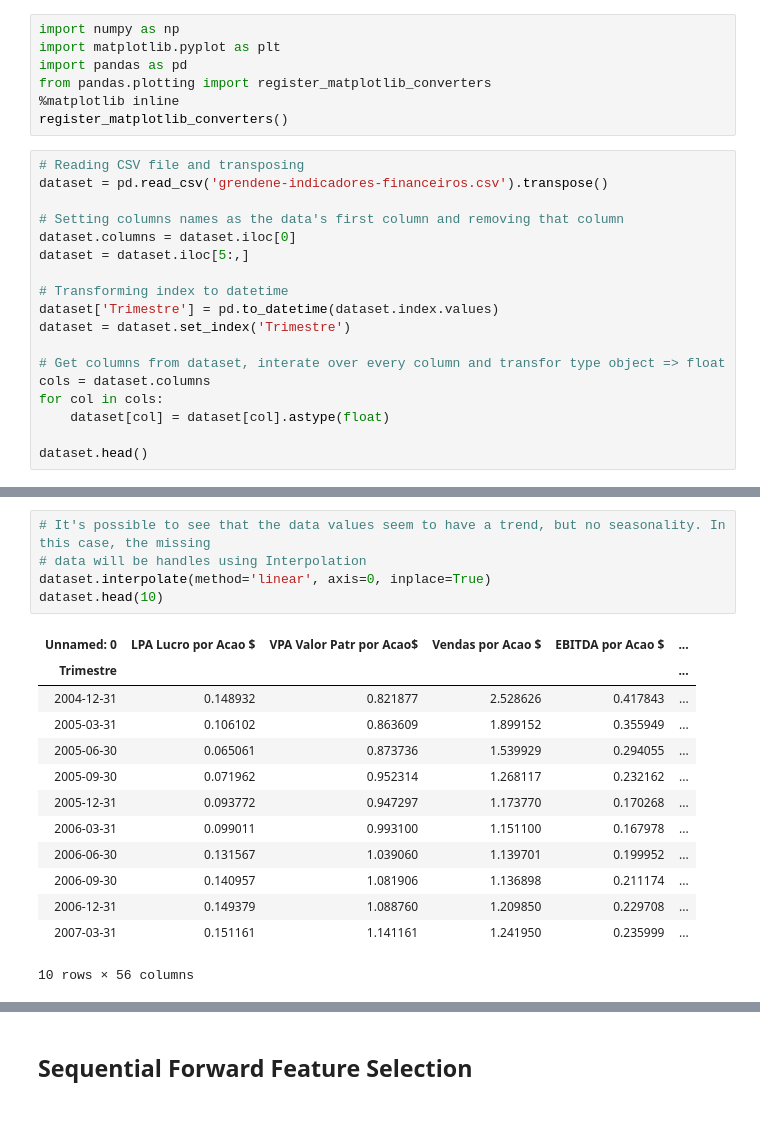
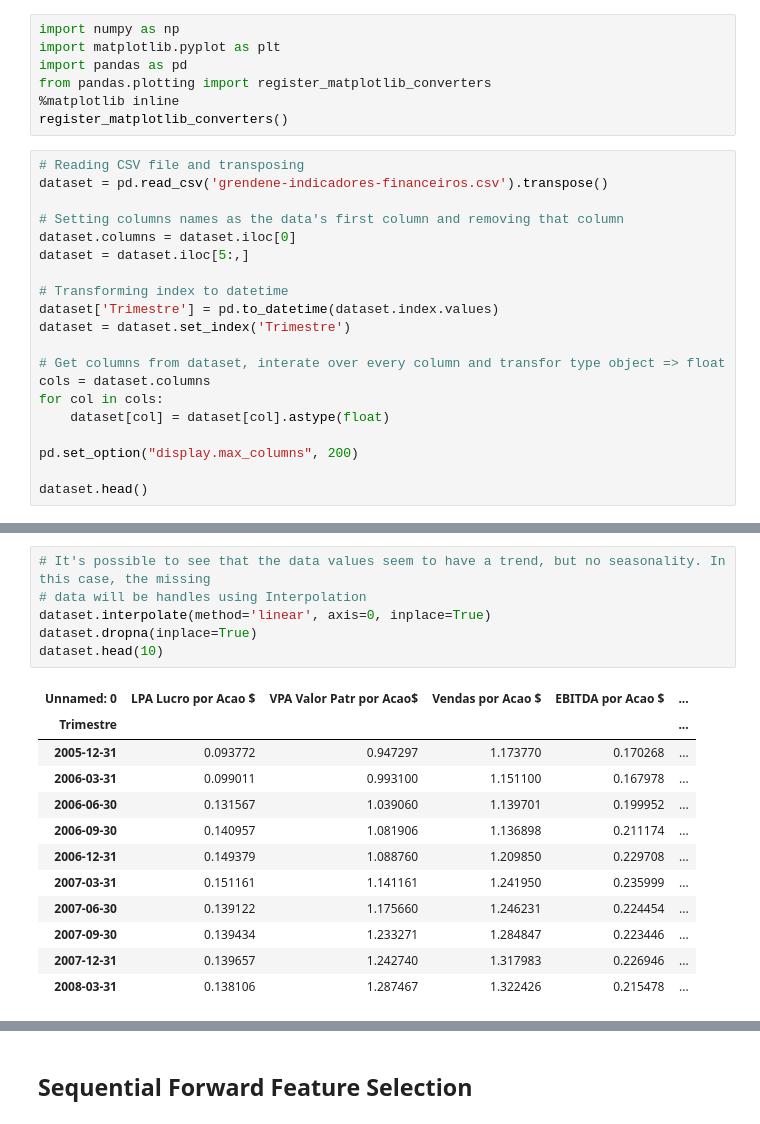
Before and after one commit to GuiMend/stock-prediction-rnn-fundamentals, a Jupyter notebook: Data cleaning.ipynb, the cells around one changed output, grey strips where cells are left out. Cells and saved outputs as stored; diff of their text form.

```diff
--- a/Data cleaning.ipynb
+++ b/Data cleaning.ipynb
@@ -58,6 +59,8 @@ cols = dataset.columns
 for col in cols:
     dataset[col] = dataset[col].astype(float)
 
+pd.set_option("display.max_columns", 200)
+
 dataset.head()
 # %% [output]
 | Unnamed: 0 | LPA Lucro por Acao $ | VPA Valor Patr por Acao$ | Vendas por Acao $ | EBITDA por Acao $ | ... |
@@ -78,22 +82,22 @@ for i in range(1, 57):
 # %%
 # It's possible to see that the data values seem to have a trend, but no seasonality. In this case, the missing
 # data will be handles using Interpolation
 dataset.interpolate(method='linear', axis=0, inplace=True)
+dataset.dropna(inplace=True)
 dataset.head(10)
 # %% [output]
 | Unnamed: 0 | LPA Lucro por Acao $ | VPA Valor Patr por Acao$ | Vendas por Acao $ | EBITDA por Acao $ | ... |
 | Trimestre |  |  |  |  | ... |
-| 2004-12-31 | 0.148932 | 0.821877 | 2.528626 | 0.417843 | ... |
-| 2005-03-31 | 0.106102 | 0.863609 | 1.899152 | 0.355949 | ... |
-| 2005-06-30 | 0.065061 | 0.873736 | 1.539929 | 0.294055 | ... |
-| 2005-09-30 | 0.071962 | 0.952314 | 1.268117 | 0.232162 | ... |
 | 2005-12-31 | 0.093772 | 0.947297 | 1.173770 | 0.170268 | ... |
 | 2006-03-31 | 0.099011 | 0.993100 | 1.151100 | 0.167978 | ... |
 | 2006-06-30 | 0.131567 | 1.039060 | 1.139701 | 0.199952 | ... |
 | 2006-09-30 | 0.140957 | 1.081906 | 1.136898 | 0.211174 | ... |
 | 2006-12-31 | 0.149379 | 1.088760 | 1.209850 | 0.229708 | ... |
 | 2007-03-31 | 0.151161 | 1.141161 | 1.241950 | 0.235999 | ... |
+| 2007-06-30 | 0.139122 | 1.175660 | 1.246231 | 0.224454 | ... |
+| 2007-09-30 | 0.139434 | 1.233271 | 1.284847 | 0.223446 | ... |
+| 2007-12-31 | 0.139657 | 1.242740 | 1.317983 | 0.226946 | ... |
+| 2008-03-31 | 0.138106 | 1.287467 | 1.322426 | 0.215478 | ... |
-10 rows × 56 columns
 # %%
 for i in range(1, 57):
     plt.subplot(12, 5, i)
```
Also changed, not shown: parts of 4 cells of this notebook, 1 other file.
